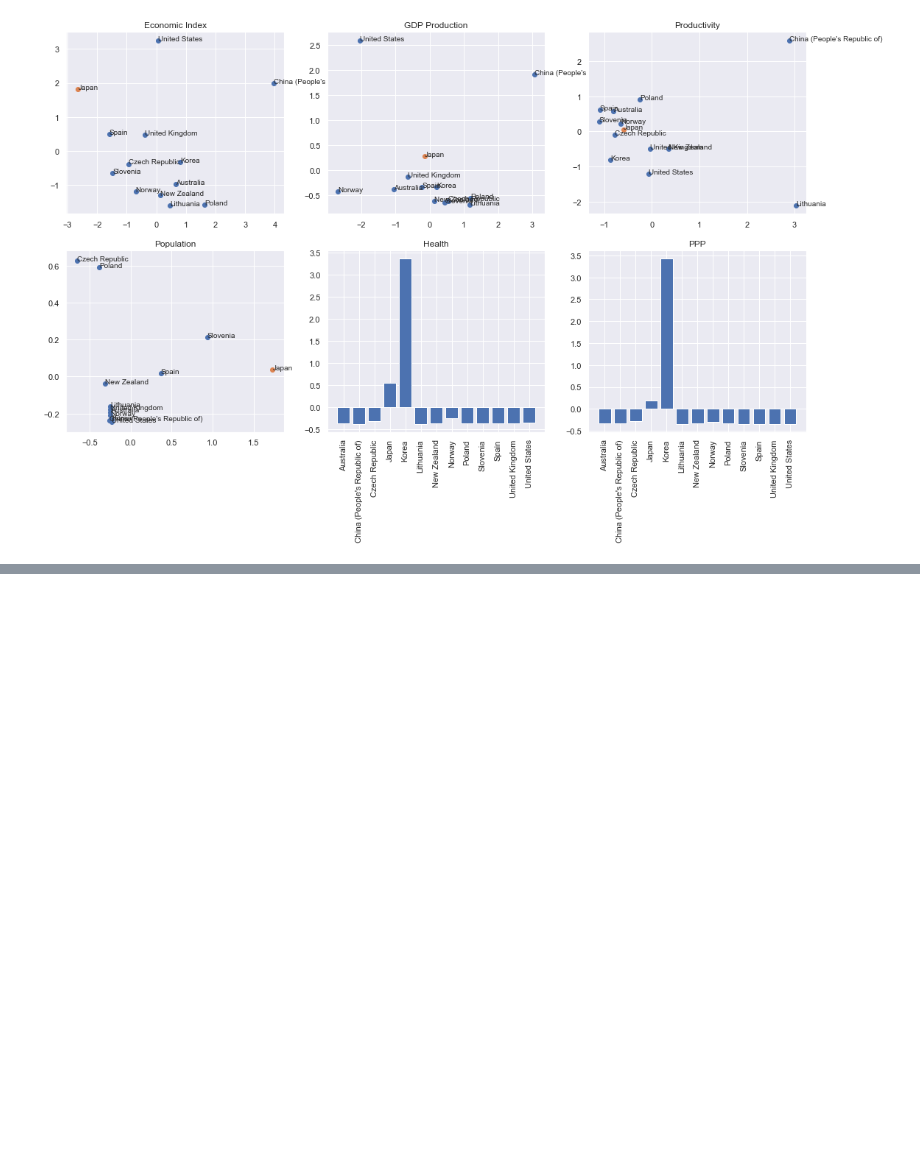
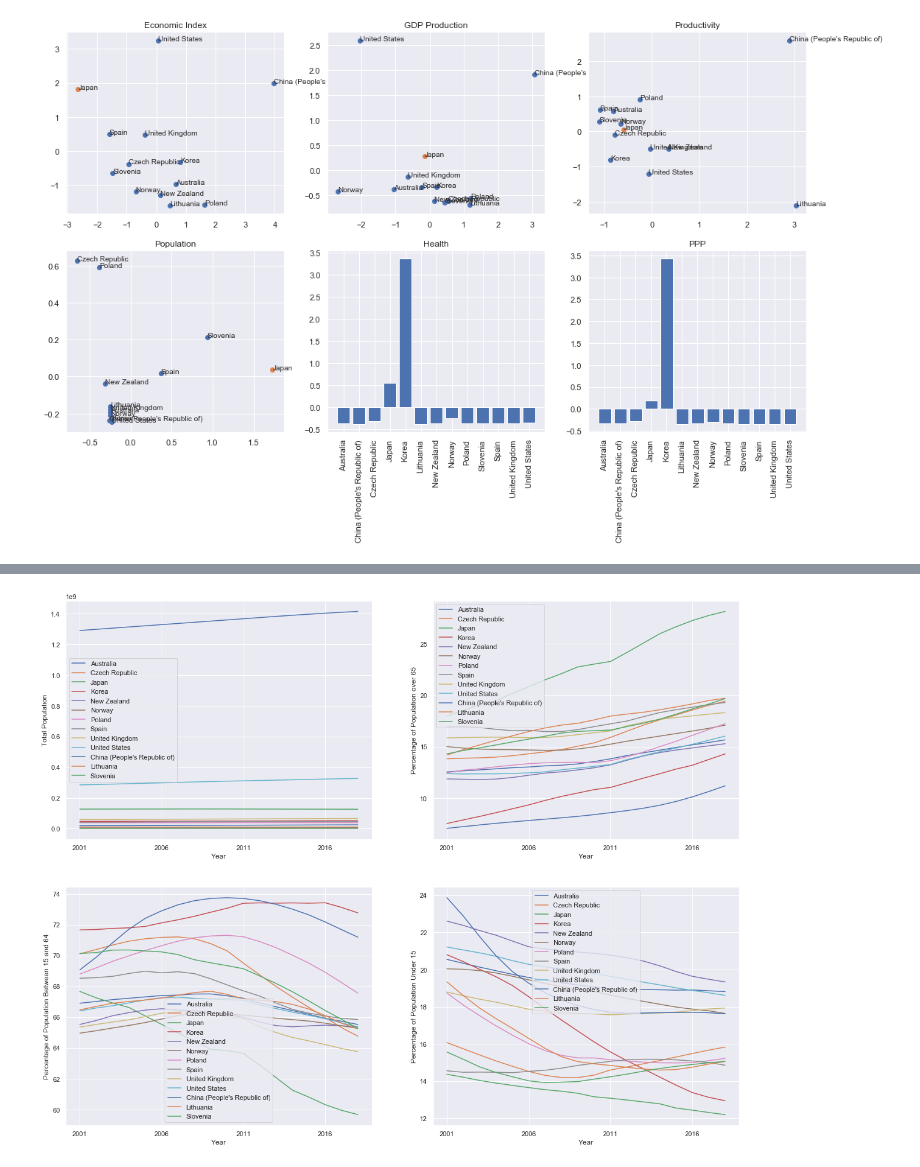
Before and after one commit to tt0507/Mini-Project, a Jupyter notebook: japan_deflation/deflation_analysis_final.ipynb, the cells around one changed output, grey strips where cells are left out. Saved outputs shown, nothing was run; the diff lists cells and outputs as text; code cells hidden in the pictures; blank space fills up the shorter version.

Commit message:
create population visualization

```diff
--- a/japan_deflation/deflation_analysis_final.ipynb
+++ b/japan_deflation/deflation_analysis_final.ipynb
@@ -201,0 +269,47 @@ plt.show()
+# %%
+def get_dict_data(data):
+    """
+    """
+    country_list = population_data['Country'].unique()
+    data_arr = []
+
+    for country in country_list:
+        data_country = data.loc[data['Country'] == country][['Time', 'Value']].values
+        data_arr.append(data_country)
+
+    population_dict = dict(zip(country_list, data_arr))
+    return population_dict
+# %%
+population_countries = get_dict_data(total_population)
+over_65_countries = get_dict_data(over_65)
+from_15_64_countries = get_dict_data(from_15_64)
+under_15_countries = get_dict_data(under_15)
+# %%
+def plot_population_graph(data):
+    for key in data:
+        plt.plot(data[key][:, 0], data[key][:, 1], label=key)
+        plt.xticks(range(2001, 2019, 5))
+        plt.legend()
+        plt.xlabel('Year')
+# %%
+plt.figure(figsize=(20, 16))
+
+plt.subplot(2, 2, 1)
+plot_population_graph(population_countries)
+plt.ylabel('Total Population')
+
+plt.subplot(2, 2, 2)
+plot_population_graph(over_65_countries)
+plt.ylabel('Percentage of Population over 65')
+
+plt.subplot(2, 2, 3)
+plot_population_graph(from_15_64_countries)
+plt.ylabel('Percentage of Population Between 15 and 64')
+
+plt.subplot(2, 2, 4)
+plot_population_graph(under_15_countries)
+plt.ylabel('Percentage of Population Under 15')
+
+plt.show()
+# %% [output]
+[figure, added]
```
Also changed, not shown: parts of 9 cells of this notebook.
